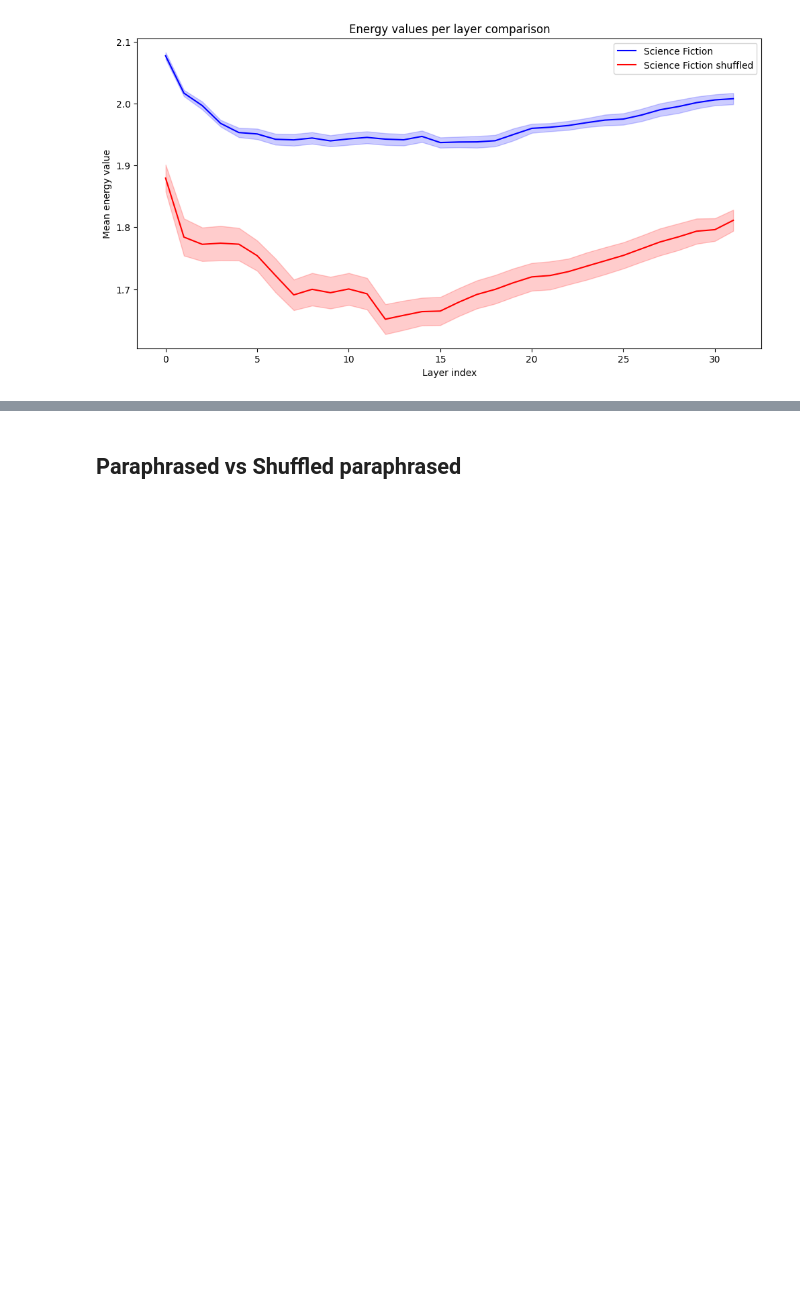
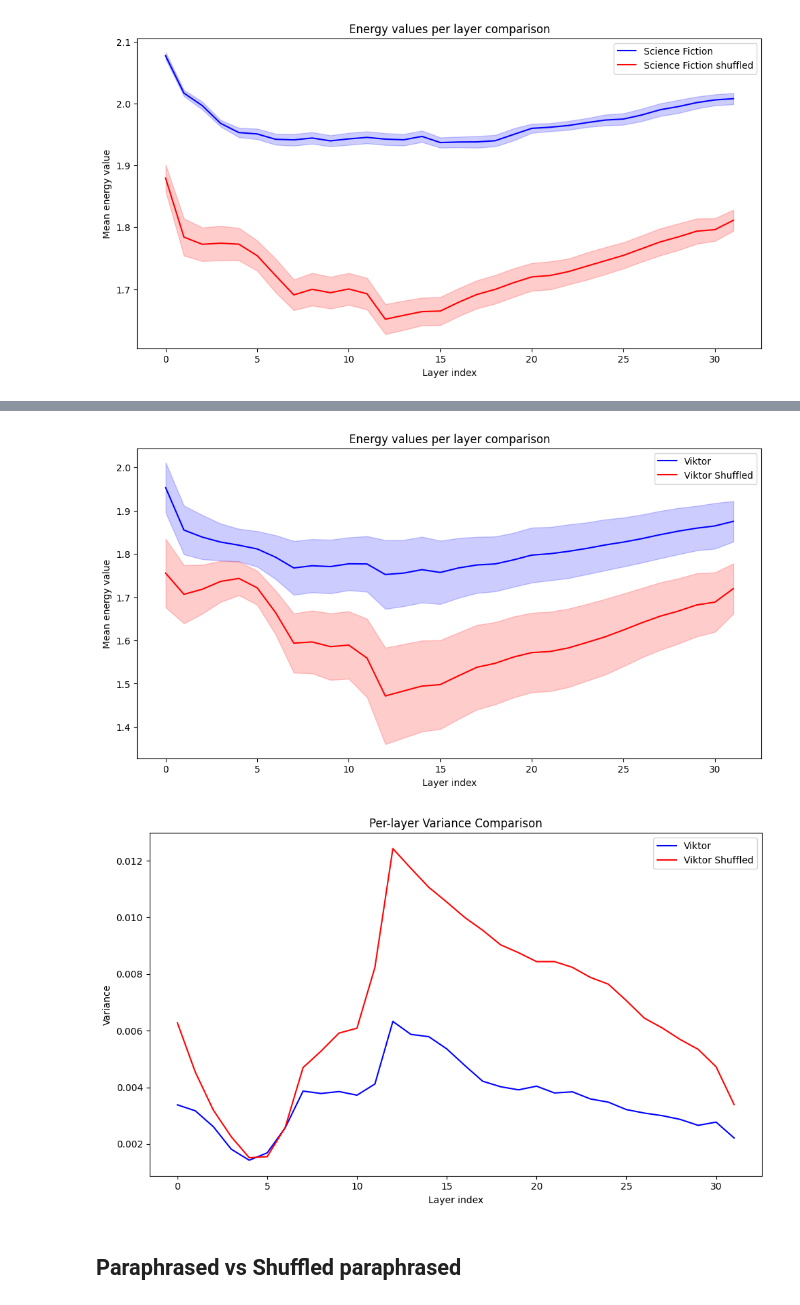
Before and after one commit to joaocnvdias/mech-i-coherence, a Jupyter notebook: vector-fields/development/layer-plot.ipynb, the cells around one changed output, grey strips where cells are left out. Cells and saved outputs as stored; diff of their text form; code cells hidden in the pictures; blank space fills up the shorter version.

```diff
--- a/vector-fields/development/layer-plot.ipynb
+++ b/vector-fields/development/layer-plot.ipynb
@@ -348,3 +517,12 @@ plt.show()
+# %%
+good_viktor, bad_viktor = gen_prompt_and_shuffle(prompt_type='generation', prompt_topic='viktor', tokenizer=tokenizer, device=device, terminators=terminators, num_gens = 100)
+# %%
+viktor_list = [("Viktor", good_viktor, "blue"),("Viktor Shuffled", bad_viktor, "red")]
+good_and_shuffle_plot(all_lists=viktor_list)
+plot_layer_variance(all_lists=viktor_list)
+# %% [output]
+[figure, added]
+[figure, added]
 # %% [markdown]
 ## Paraphrased vs Shuffled paraphrased
 # %%
```
Also changed, not shown: parts of 10 cells of this notebook, 1 other file.
